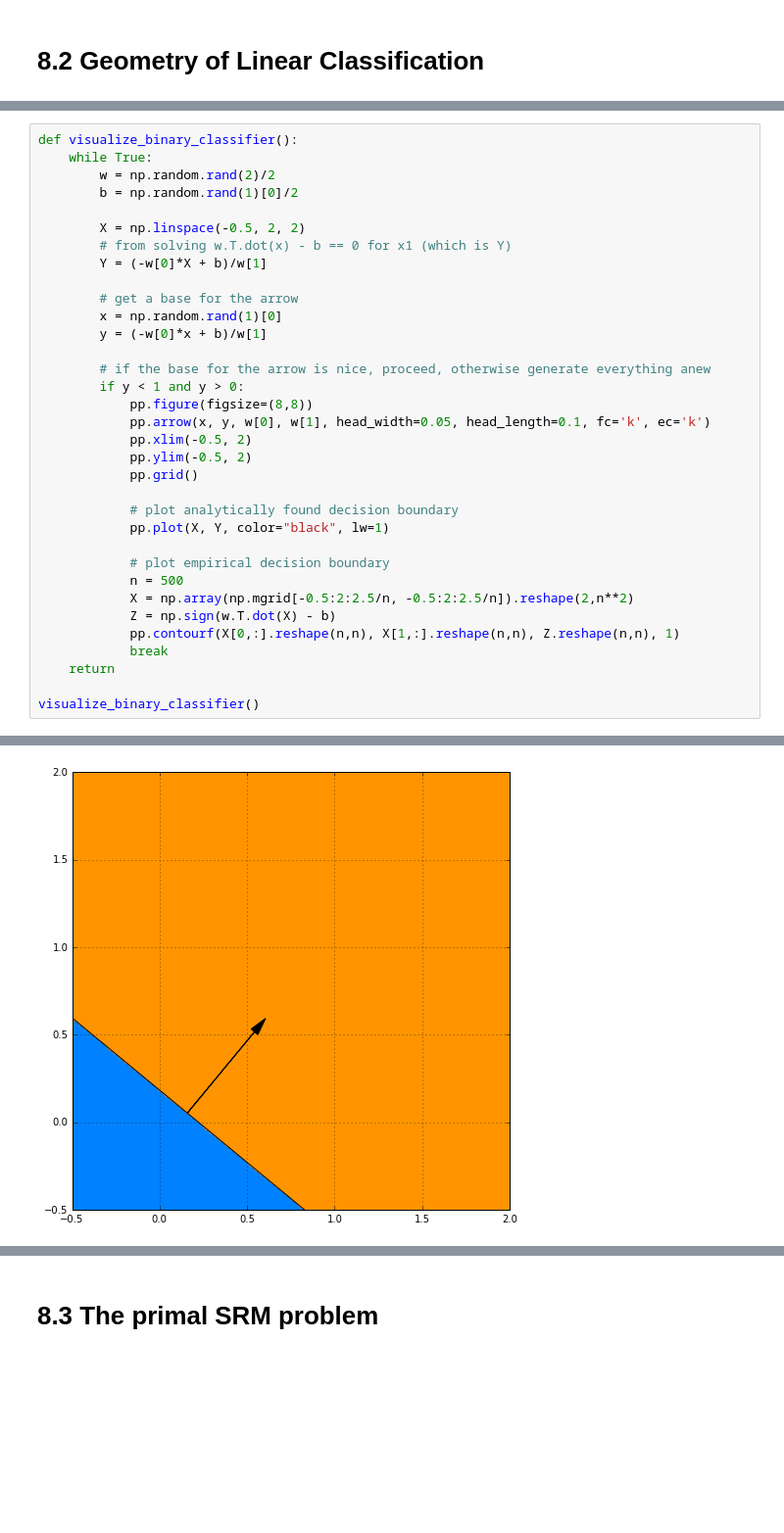
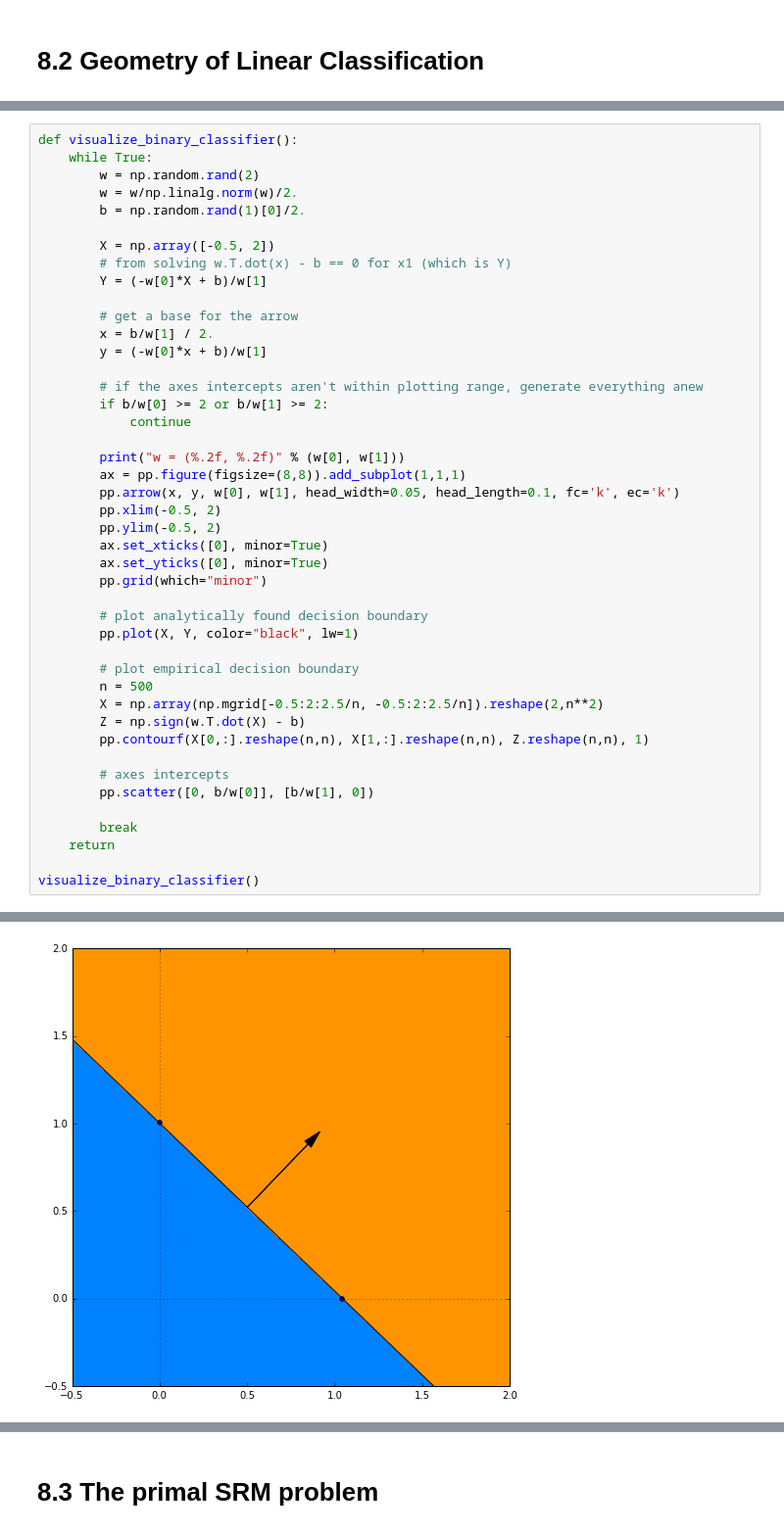
Before and after one commit to hielsnoppe/edu-mi1, a Jupyter notebook: ex8/sheet08.ipynb, the cells around one changed output, grey strips where cells are left out. Shown at 98% size. Drawn from its saved outputs; the diff is of its cells as text; blank space fills up the shorter version.

```diff
--- a/ex8/sheet08.ipynb
+++ b/ex8/sheet08.ipynb
@@ -29,34 +24,44 @@ or matplotlib.backends is imported for the first time.
 # %%
 def visualize_binary_classifier():
     while True:
-        w = np.random.rand(2)/2
-        b = np.random.rand(1)[0]/2
+        w = np.random.rand(2)
+        w = w/np.linalg.norm(w)/2.
+        b = np.random.rand(1)[0]/2.
 
-        X = np.linspace(-0.5, 2, 2)
+        X = np.array([-0.5, 2])
         # from solving w.T.dot(x) - b == 0 for x1 (which is Y)
         Y = (-w[0]*X + b)/w[1]
 
         # get a base for the arrow
-        x = np.random.rand(1)[0]
+        x = b/w[1] / 2.
         y = (-w[0]*x + b)/w[1]
 
-        # if the base for the arrow is nice, proceed, otherwise generate everything anew
-        if y < 1 and y > 0:
-            pp.figure(figsize=(8,8))
-            pp.arrow(x, y, w[0], w[1], head_width=0.05, head_length=0.1, fc='k', ec='k')
-            pp.xlim(-0.5, 2)
-            pp.ylim(-0.5, 2)
-            pp.grid()
+        # if the axes intercepts aren't within plotting range, generate everything anew
+        if b/w[0] >= 2 or b/w[1] >= 2:
+            continue
 
-            # plot analytically found decision boundary
-            pp.plot(X, Y, color="black", lw=1)
+        print("w = (%.2f, %.2f)" % (w[0], w[1]))
+        ax = pp.figure(figsize=(8,8)).add_subplot(1,1,1)
+        pp.arrow(x, y, w[0], w[1], head_width=0.05, head_length=0.1, fc='k', ec='k')
+        pp.xlim(-0.5, 2)
+        pp.ylim(-0.5, 2)
+        ax.set_xticks([0], minor=True)
+        ax.set_yticks([0], minor=True)
+        pp.grid(which="minor")
 
-            # plot empirical decision boundary
-            n = 500
-            X = np.array(np.mgrid[-0.5:2:2.5/n, -0.5:2:2.5/n]).reshape(2,n**2)
-            Z = np.sign(w.T.dot(X) - b)
-            pp.contourf(X[0,:].reshape(n,n), X[1,:].reshape(n,n), Z.reshape(n,n), 1)
-            break
+        # plot analytically found decision boundary
+        pp.plot(X, Y, color="black", lw=1)
+
+        # plot empirical decision boundary
+        n = 500
+        X = np.array(np.mgrid[-0.5:2:2.5/n, -0.5:2:2.5/n]).reshape(2,n**2)
+        Z = np.sign(w.T.dot(X) - b)
+        pp.contourf(X[0,:].reshape(n,n), X[1,:].reshape(n,n), Z.reshape(n,n), 1)
+
+        # axes intercepts
+        pp.scatter([0, b/w[0]], [b/w[1], 0])
+
+        break
     return
 
 visualize_binary_classifier()
@@ -64 +70 @@ visualize_binary_classifier()
-[figure, old version]
+[figure, new version]
```
Also changed, not shown: parts of 12 cells of this notebook.
